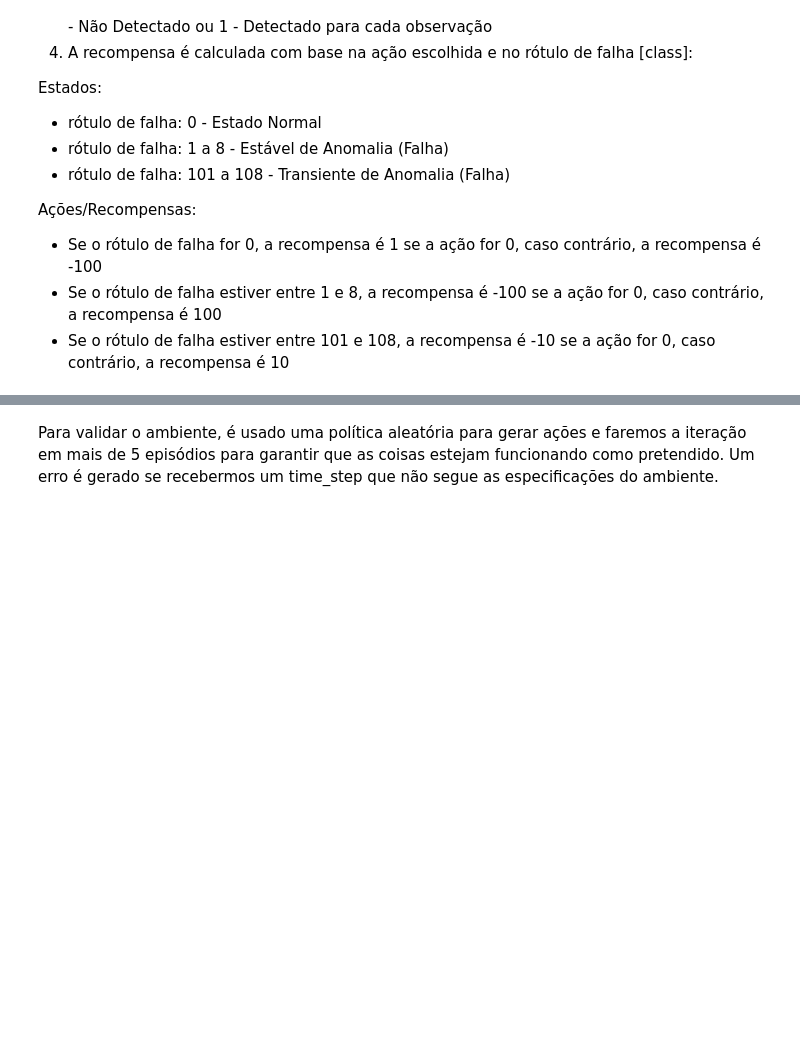
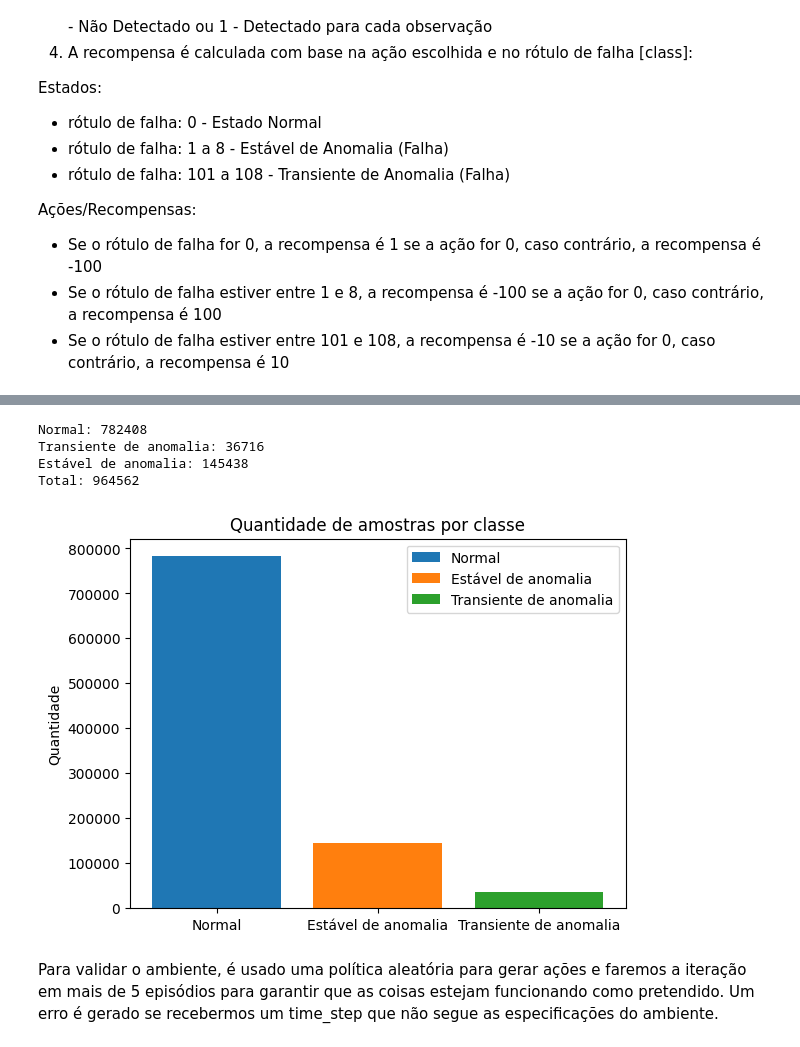
Before and after one commit to kaikecc/Reinforcement-Learning, a Jupyter notebook: src/notebook/RL_Google_Colab_TF.ipynb, the cells around one changed output, grey strips where cells are left out. Drawn from its saved outputs; the diff is of its cells as text; code cells hidden in the pictures; blank space fills up the shorter version.

```diff
--- a/src/notebook/RL_Google_Colab_TF.ipynb
+++ b/src/notebook/RL_Google_Colab_TF.ipynb
@@ -493,8 +530,8 @@ Ações/Recompensas:
 - Se o rótulo de falha estiver entre 1 e 8, a recompensa é -100 se a ação for 0, caso contrário, a recompensa é 100
 - Se o rótulo de falha estiver entre 101 e 108, a recompensa é -10 se a ação for 0, caso contrário, a recompensa é 10
 # %%
-#amostra aleatória de 20% dos dados
-df_test = df_env.sample(frac=0.2, random_state=42).reset_index(drop=True)
+#amostra aleatória de 10% dos dados
+df_test = df_env.sample(frac=0.1, random_state=42).reset_index(drop=True)
 
 
 # Criação do ambiente de teste
@@ -512,3 +539,33 @@ WARNING: Runtime no longer has a reference to this dataframe, please re-run this
+# %%
+# Contagem de valores para cada classe
+class_counts = df_test['class'].value_counts().sort_index()
+# soma os valores de 1 a 9 e 101 a 109
+rare_class_counts_A = class_counts[(class_counts.index > 0) & (class_counts.index < 10)].sum()
+rare_class_counts_B = class_counts[(class_counts.index > 10)].sum()
+rare_class_counts_C = class_counts[(class_counts.index == 0)].sum()
+
+print(f'Normal: {rare_class_counts_C}')
+print(f'Transiente de anomalia: {rare_class_counts_B}')
+print(f'Estável de anomalia: {rare_class_counts_A}')
+print(f'Total: {rare_class_counts_A + rare_class_counts_B + rare_class_counts_C}')
+
+# plot em um gráfico de barra em ordem decrescente rare_class_counts_C, rare_class_counts_B, rare_class_counts_A
+
+fig, ax = plt.subplots()
+ax.bar('Normal', rare_class_counts_C, label='Normal')
+ax.bar('Estável de anomalia', rare_class_counts_A, label='Estável de anomalia')
+ax.bar('Transiente de anomalia', rare_class_counts_B, label='Transiente de anomalia')
+
+ax.set_ylabel('Quantidade')
+ax.set_title('Quantidade de amostras por classe')
+ax.legend()
+plt.show()
+# %% [output]
+Normal: 782408
+Transiente de anomalia: 36716
+Estável de anomalia: 145438
+Total: 964562
+[figure, added]
 # %% [markdown]
 Para validar o ambiente, é usado uma política aleatória para gerar ações e faremos a iteração em mais de 5 episódios para garantir que as coisas estejam funcionando como pretendido. Um erro é gerado se recebermos um time_step que não segue as especificações do ambiente.
 # %%
```
Also changed, not shown: parts of 27 cells of this notebook, 1 other file.
